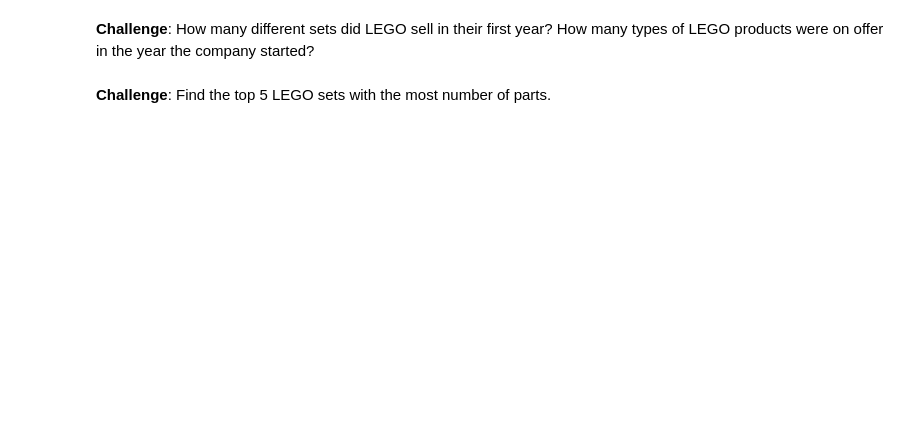
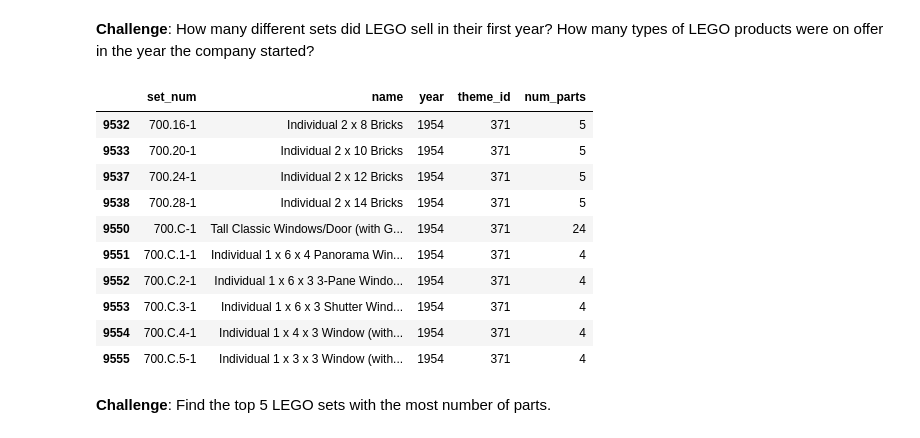
Before and after one commit to DRANetGH35/LEGO, a Jupyter notebook: Lego_Analysis_for_Course_(start).ipynb, the cells around one changed output. Cells and saved outputs as stored; diff of their text form; code cells hidden in the pictures; blank space fills up the shorter version.

```diff
--- a/Lego_Analysis_for_Course_(start).ipynb
+++ b/Lego_Analysis_for_Course_(start).ipynb
@@ -58,4 +112,18 @@ The <code>sets.csv</code> data contains a list of sets over the years and the nu
 # %% [markdown]
 **Challenge**: How many different sets did LEGO sell in their first year? How many types of LEGO products were on offer in the year the company started?
+# %%
+sets_df.loc[sets_df['year'] == 1954].head(10)
+# %% [output]
+|  | set_num | name | year | theme_id | num_parts |
+| 9532 | 700.16-1 | Individual 2 x 8 Bricks | 1954 | 371 | 5 |
+| 9533 | 700.20-1 | Individual 2 x 10 Bricks | 1954 | 371 | 5 |
+| 9537 | 700.24-1 | Individual 2 x 12 Bricks | 1954 | 371 | 5 |
+| 9538 | 700.28-1 | Individual 2 x 14 Bricks | 1954 | 371 | 5 |
+| 9550 | 700.C-1 | Tall Classic Windows/Door (with G... | 1954 | 371 | 24 |
+| 9551 | 700.C.1-1 | Individual 1 x 6 x 4 Panorama Win... | 1954 | 371 | 4 |
+| 9552 | 700.C.2-1 | Individual 1 x 6 x 3 3-Pane Windo... | 1954 | 371 | 4 |
+| 9553 | 700.C.3-1 | Individual 1 x 6 x 3 Shutter Wind... | 1954 | 371 | 4 |
+| 9554 | 700.C.4-1 | Individual 1 x 4 x 3 Window (with... | 1954 | 371 | 4 |
+| 9555 | 700.C.5-1 | Individual 1 x 3 x 3 Window (with... | 1954 | 371 | 4 |
 # %% [markdown]
 **Challenge**: Find the top 5 LEGO sets with the most number of parts.
```
Also changed, not shown: parts of 15 cells of this notebook.
